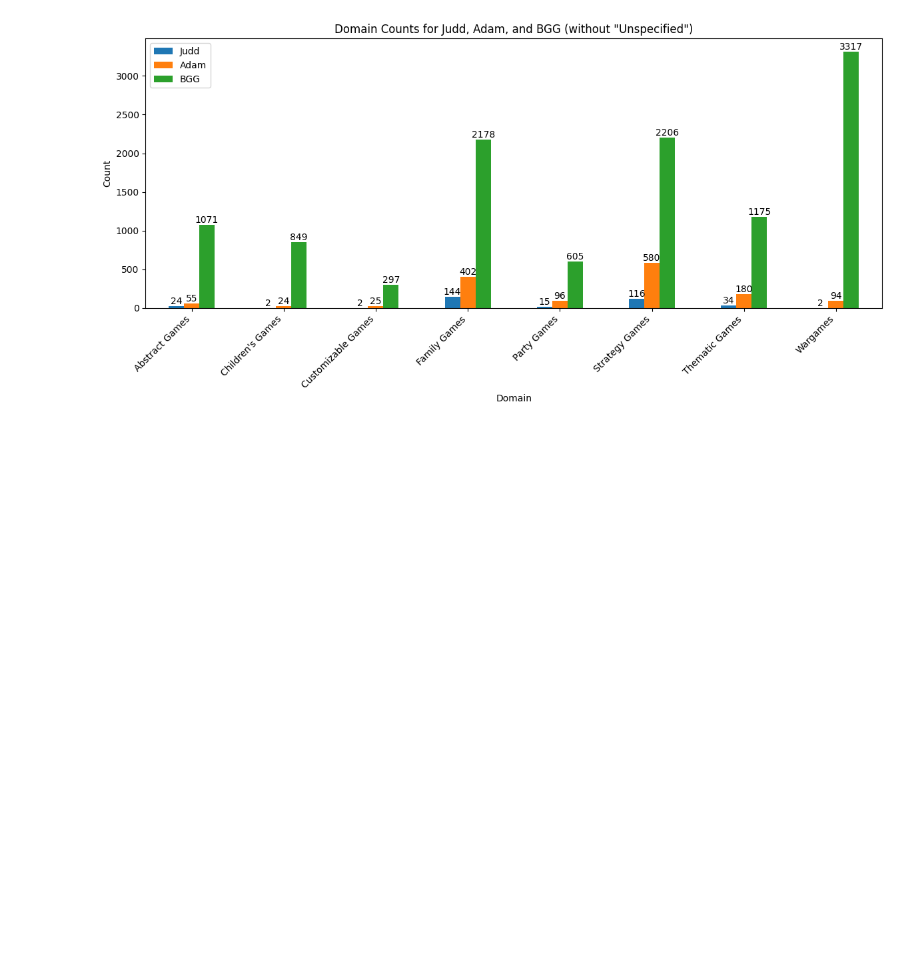
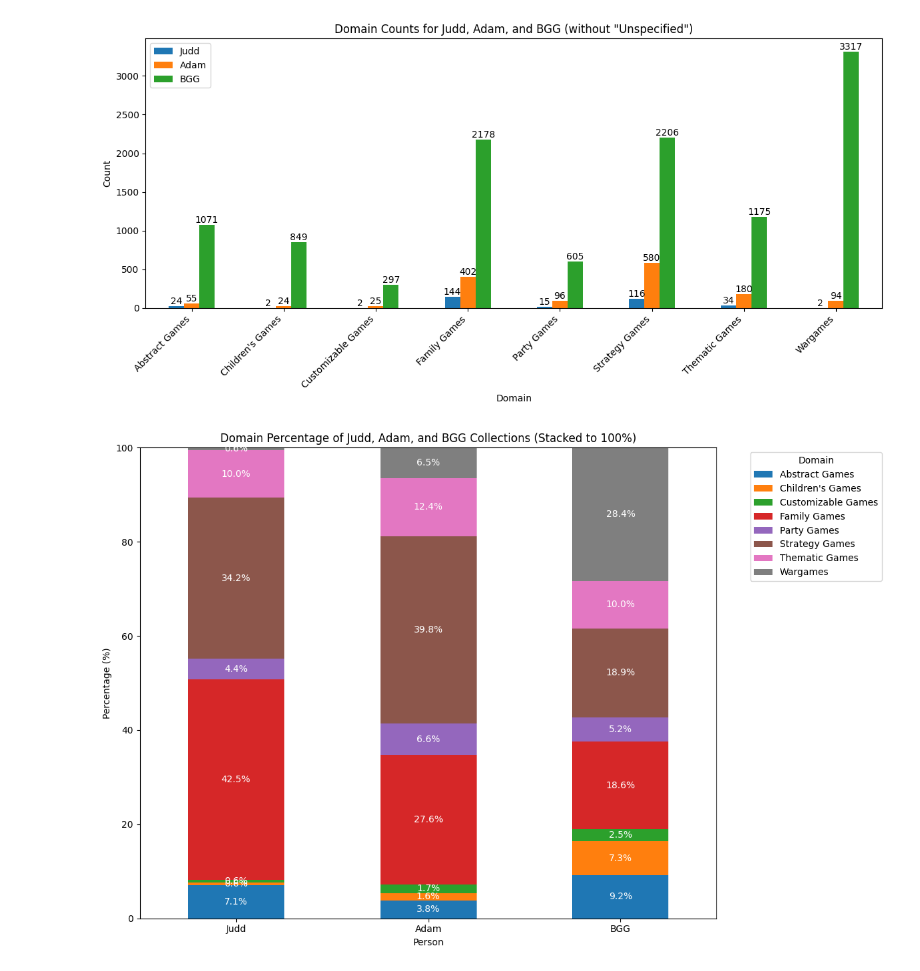
Before and after one commit to tanis2116/Board_Game_Analysis, a Jupyter notebook: Board Game Analsyis.ipynb, the cells around one changed output. Drawn from its saved outputs; the diff is of its cells as text; code cells hidden in the pictures; blank space fills up the shorter version.

Commit message:
more analysis added, bar charts with percentages of total collection

```diff
--- a/Board Game Analsyis.ipynb
+++ b/Board Game Analsyis.ipynb
@@ -78,7 +78,8 @@ columns_to_remove = [
     'conditiontext', 'haspartslist', 'wantpartslist', 'collid', 'baverage', 'average', 'avgweight',
     'rank', 'numowned', 'objecttype', 'originalname', 'bggbestplayers', 'bgglanguagedependence',
     'publisherid', 'imageid', 'language', 'other', 'barcode', 'version_publishers', 'version_languages',
-    'version_yearpublished', 'version_nickname'
+    'version_yearpublished', 'version_nickname', 'objectname', 'minplayers', 'maxplayers', 'playingtime',
+    'maxplaytime', 'minplaytime', 'yearpublished', 'bggrecplayers','year'
 ]
 # %% [markdown]
 ## Data Manipulation and Merging
@@ -273,5 +299,38 @@ plt.show()
 # %% [output]
 [figure]
+# %%
+# Step 1: Filter out "Unspecified" domains
+result_split_no_unspecified = result_split[result_split['Domains'] != 'Unspecified']
+
+# Step 2: Group by 'Domains' and sum the counts
+aggregated_data_no_unspecified = result_split_no_unspecified.groupby('Domains')[['Judd', 'Adam', 'BGG']].sum()
+
+# Step 3: Calculate percentages
+percentage_data = aggregated_data_no_unspecified.div(aggregated_data_no_unspecified.sum(axis=0)) * 100
+
+# Step 4: Plot the stacked bar chart
+ax = percentage_data.transpose().plot(kind='bar', stacked=True, figsize=(12, 8))
+
+# Add percentage labels
+for container in ax.containers:
+    for bar in container:
+        height = bar.get_height()
+        ax.text(bar.get_x() + bar.get_width() / 2, bar.get_y() + height / 2,
+                f'{height:.1f}%', ha='center', va='center', color='white', fontsize=10)
+
+# Customize the plot
+plt.title('Domain Percentage of Judd, Adam, and BGG Collections (Stacked to 100%)')
+plt.ylabel('Percentage (%)')
+plt.xlabel('Person')
+plt.legend(title='Domain', bbox_to_anchor=(1.05, 1), loc='upper left')
+plt.ylim(0, 100)
+plt.xticks(rotation=0)
+plt.tight_layout()
+
+# Show the plot
+plt.show()
+# %% [output]
+[figure, added]
 # %% [markdown]
 ## Conclusions
 ### 🎲 **Age Range Comparison: Adam Bartoszek's Collection vs. BoardGameGeek**
```
Also changed, not shown: parts of 6 cells of this notebook, 1 other file.
